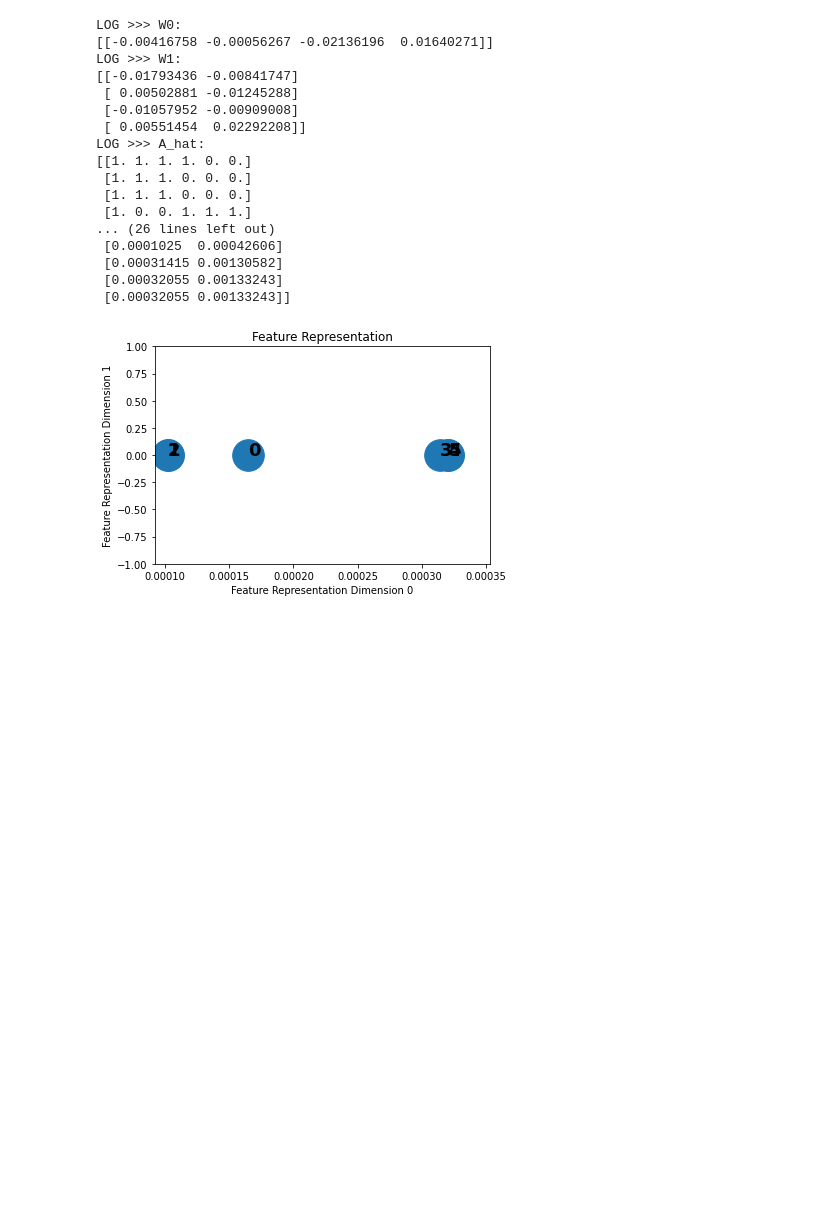
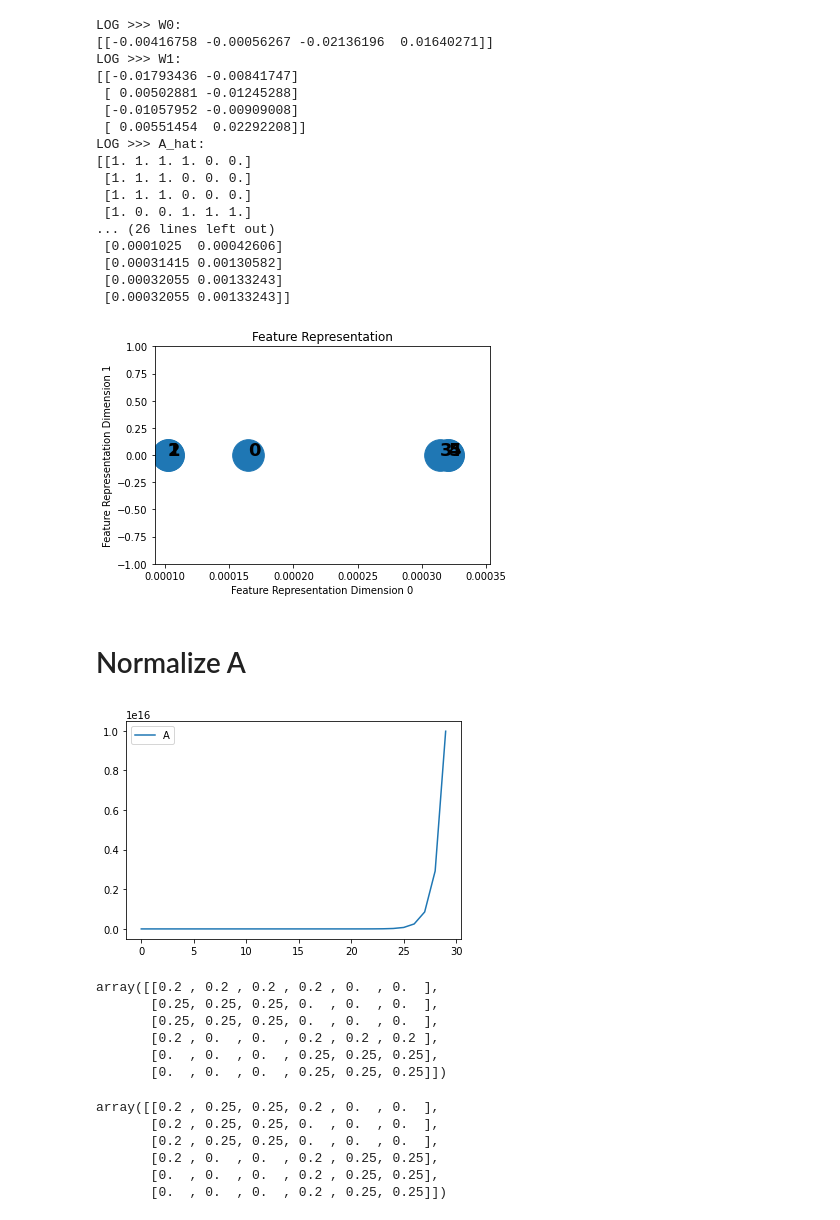
Before and after one commit to comojin1994/GCN, a Jupyter notebook: GCN_tutorial.ipynb, the cells around one changed output. Cells and saved outputs as stored; diff of their text form; code cells hidden in the pictures; blank space fills up the shorter version.

Commit message:
Add test of normalize Adjacency Matrix

```diff
--- a/GCN_tutorial.ipynb
+++ b/GCN_tutorial.ipynb
@@ -307,3 +298,35 @@ def plot_features(H2):
 plot_features(H2)
 # %% [output]
 [figure]
+# %% [markdown]
+# Normalize A
+# %%
+A_hat_result = []
+temp = np.eye(A_hat.shape[0])
+for i in range(30):
+    temp = temp.dot(A_hat)
+    A_hat_result.append(abs(np.linalg.eig(temp)[0][0]))
+# %%
+plt.plot(A_hat_result, label='A')
+plt.legend()
+plt.show()
+# %% [output]
+[figure, added]
+# %%
+np.matmul(D_inv, A_hat)
+# %% [output]
+array([[0.2 , 0.2 , 0.2 , 0.2 , 0.  , 0.  ],
+       [0.25, 0.25, 0.25, 0.  , 0.  , 0.  ],
+       [0.25, 0.25, 0.25, 0.  , 0.  , 0.  ],
+       [0.2 , 0.  , 0.  , 0.2 , 0.2 , 0.2 ],
+       [0.  , 0.  , 0.  , 0.25, 0.25, 0.25],
+       [0.  , 0.  , 0.  , 0.25, 0.25, 0.25]])
+# %%
+np.matmul(A_hat, D_inv)
+# %% [output]
+array([[0.2 , 0.25, 0.25, 0.2 , 0.  , 0.  ],
+       [0.2 , 0.25, 0.25, 0.  , 0.  , 0.  ],
+       [0.2 , 0.25, 0.25, 0.  , 0.  , 0.  ],
+       [0.2 , 0.  , 0.  , 0.2 , 0.25, 0.25],
+       [0.  , 0.  , 0.  , 0.2 , 0.25, 0.25],
+       [0.  , 0.  , 0.  , 0.2 , 0.25, 0.25]])
```
Also changed, not shown: parts of 7 cells of this notebook.
